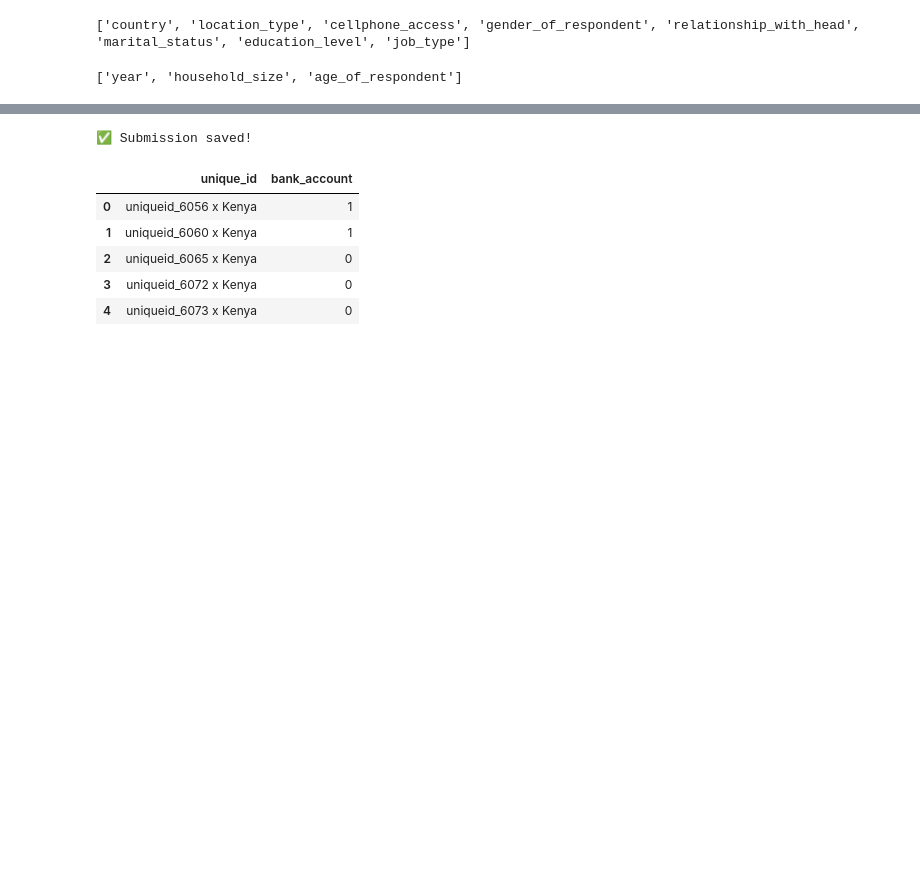
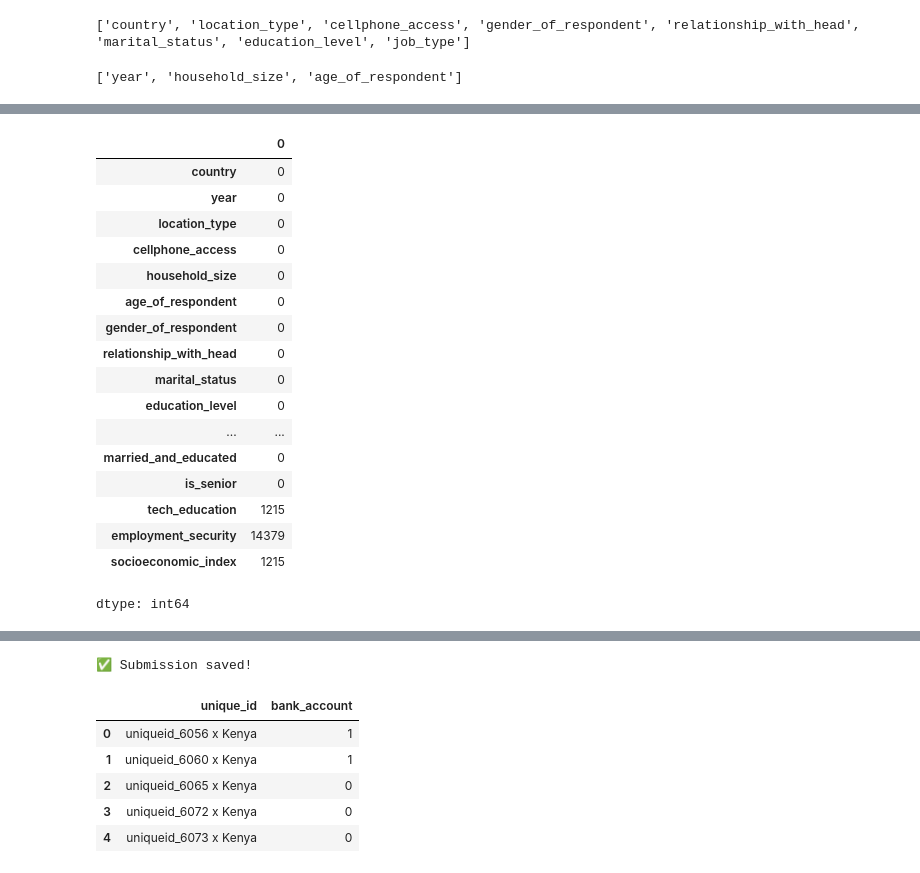
Before and after one commit to Segn11/zindi-financial-inclusion, a Jupyter notebook: financial_pred.ipynb, the cells around one changed output, grey strips where cells are left out. Drawn from its saved outputs; the diff is of its cells as text; code cells hidden in the pictures; blank space fills up the shorter version.

```diff
--- a/financial_pred.ipynb
+++ b/financial_pred.ipynb
@@ -65,0 +208,21 @@ print(num_cols)
+# %%
+all_data.isna().sum()
+# %% [output]
+|  | 0 |
+| country | 0 |
+| year | 0 |
+| location_type | 0 |
+| cellphone_access | 0 |
+| household_size | 0 |
+| age_of_respondent | 0 |
+| gender_of_respondent | 0 |
+| relationship_with_head | 0 |
+| marital_status | 0 |
+| education_level | 0 |
+| ... | ... |
+| married_and_educated | 0 |
+| is_senior | 0 |
+| tech_education | 1215 |
+| employment_security | 14379 |
+| socioeconomic_index | 1215 |
+dtype: int64
```
Also changed, not shown: parts of 24 cells of this notebook.
